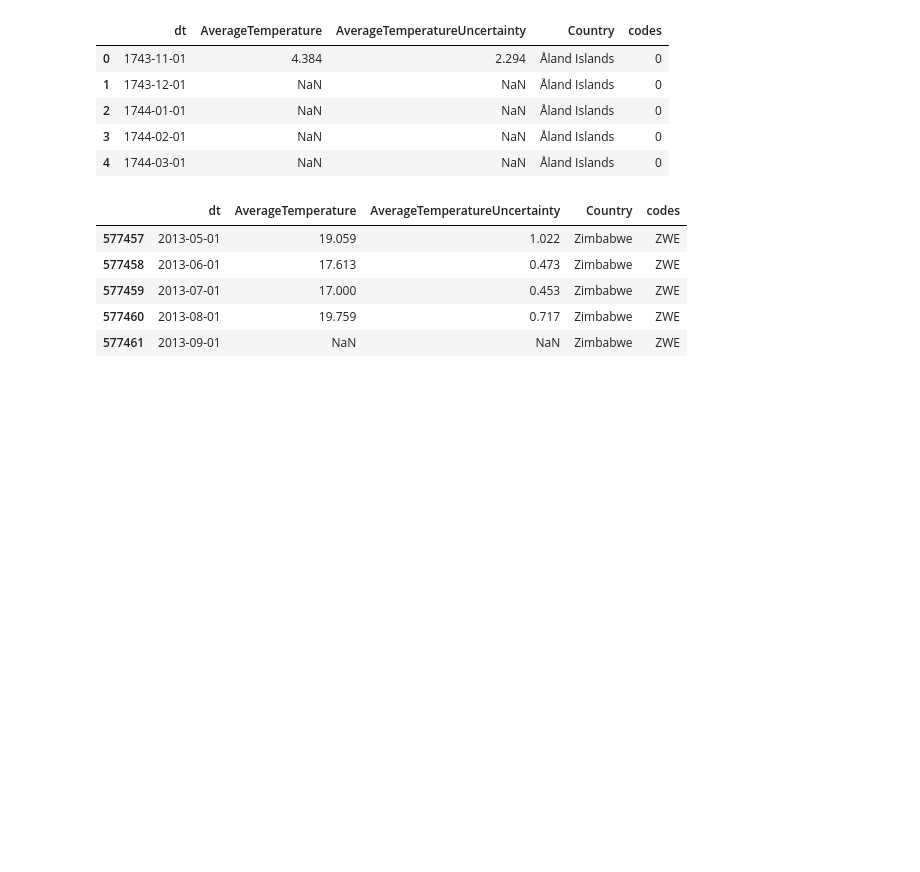
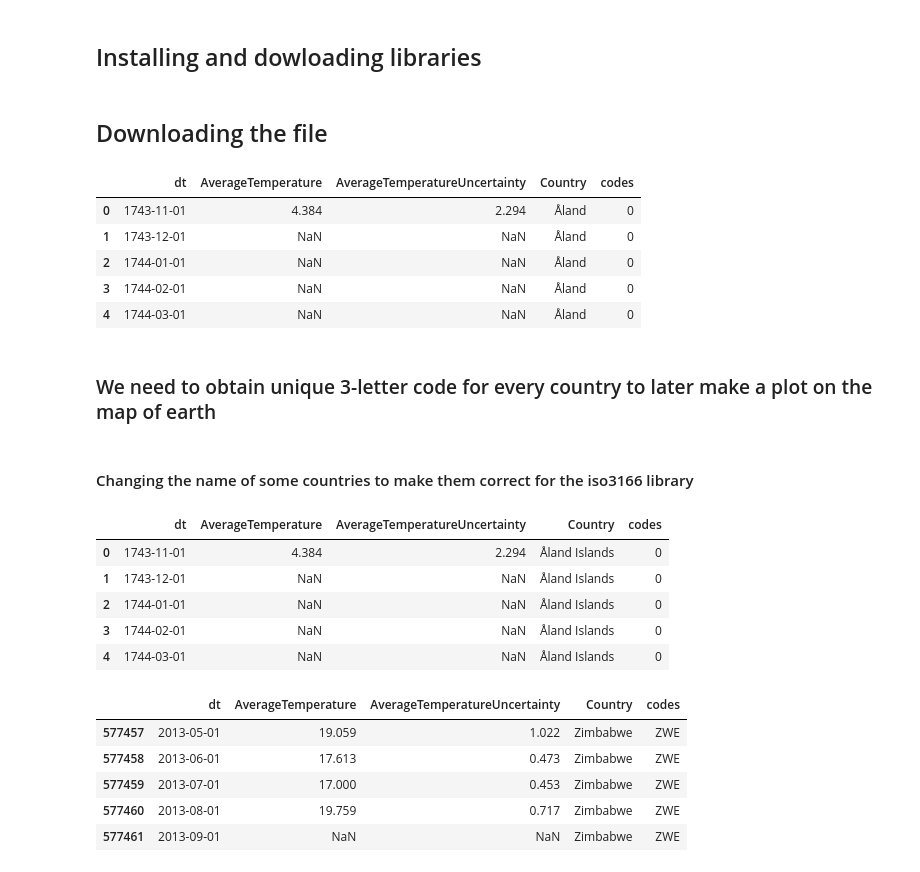
Before and after one commit to juliuszciazynski/Portfolio, a Jupyter notebook: Global_Warming/global_warming_analysis.ipynb, the cells around one changed output. Cells and saved outputs as stored; diff of their text form; code cells hidden in the pictures; blank space fills up the shorter version.

```diff
--- a/Global_Warming/global_warming_analysis.ipynb
+++ b/Global_Warming/global_warming_analysis.ipynb
@@ -1,3 +1,5 @@
+# %% [markdown]
+## Installing and dowloading libraries
 # %%
 #! pip install plotly
 #! pip install iso3166
@@ -11,7 +12,21 @@ pio.renderers.default = 'browser'
 from iso3166 import countries
+# %% [markdown]
+## Downloading the file
 # %%
 df = pd.read_csv('GlobalLandTemperaturesByCountry.csv')
 df['codes'] = 0
+df.head()
+# %% [output]
+|  | dt | AverageTemperature | AverageTemperatureUncertainty | Country | codes |
+| 0 | 1743-11-01 | 4.384 | 2.294 | Åland | 0 |
+| 1 | 1743-12-01 | NaN | NaN | Åland | 0 |
+| 2 | 1744-01-01 | NaN | NaN | Åland | 0 |
+| 3 | 1744-02-01 | NaN | NaN | Åland | 0 |
+| 4 | 1744-03-01 | NaN | NaN | Åland | 0 |
+# %% [markdown]
+### We need to obtain unique 3-letter code for every country to later make a plot on the map of earth
+# %% [markdown]
+#### Changing the name of some countries to make them correct for the iso3166 library
 # %%
 df.loc[df['Country'] == 'Åland', 'Country'] = 'Åland Islands'
 df.loc[df['Country'] == 'Antigua And Barbuda', 'Country'] = 'Antigua and Barbuda'
```
Also changed, not shown: parts of 19 cells of this notebook.
